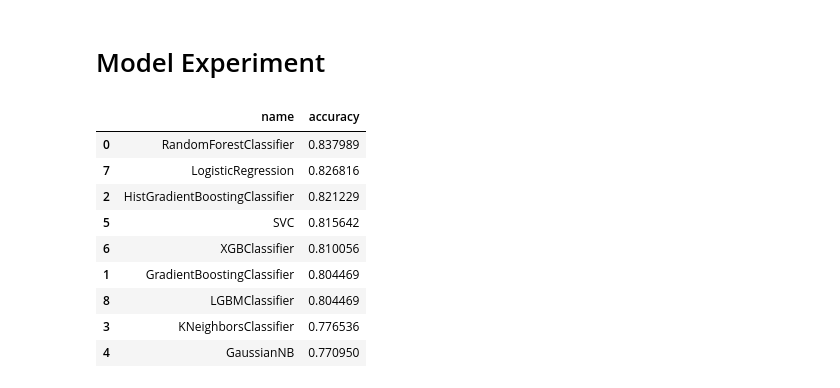
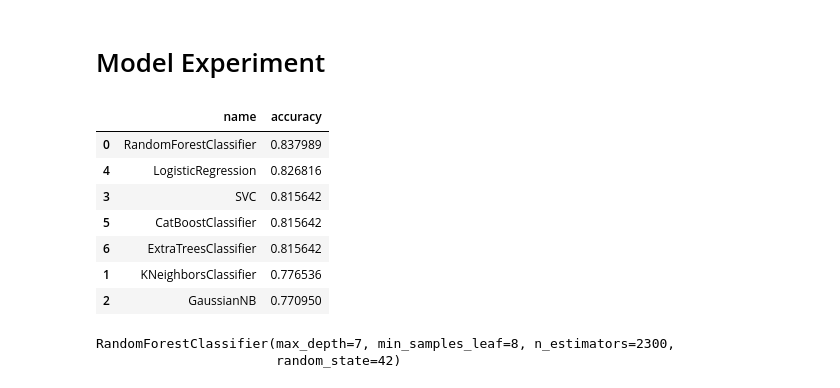
Before and after one commit to AlexDaPiggie/Titanic_Competition_82.5_Accuracy, a Jupyter notebook: Titanic_notebook.ipynb, the cells around one changed output. Drawn from its saved outputs; the diff is of its cells as text; code cells hidden in the pictures.

```diff
--- a/Titanic_notebook.ipynb
+++ b/Titanic_notebook.ipynb
@@ -913,41 +914,39 @@ importances.plot.bar()
 # %% [markdown]
 # Model Experiment
 # %%
-models = [RandomForestClassifier(n_estimators=300, max_depth = 8, random_state = 42), GradientBoostingClassifier(), HistGradientBoostingClassifier(), KNeighborsClassifier(n_neighbors=5), GaussianNB(), SVC(), XGBClassifier(), LogisticRegression(), LGBMClassifier(),]
+models = [RandomForestClassifier(n_estimators=300, max_depth = 8, random_state = 42),  KNeighborsClassifier(n_neighbors=5), GaussianNB(), SVC(), LogisticRegression(), CatBoostClassifier(verbose = False), ExtraTreesClassifier(n_estimators=500, max_depth = 8, min_samples_leaf = 3, min_samples_split = 4, random_state = 42)]
 
 name, acc = [], []
 trainx, testx, trainy, testy = train_test_split(
     StandardScaler().fit_transform(data.drop(columns=['Survived', 'PassengerId'])),
     data['Survived'],
     test_size = 0.2,
     stratify = data['Survived'],
     random_state = 42,
 )
 
 for model in models:
     model.fit (trainx, trainy)
     name.append (type(model).__name__)
     y_pred = model.predict (testx)
     acc.append(accuracy_score(testy, y_pred))
 
 
 perf = pd.DataFrame({
     'name': name,
     'accuracy': acc,
 })
 
 perf.sort_values('accuracy', ascending=False)
 # %% [output]
 |  | name | accuracy |
 | 0 | RandomForestClassifier | 0.837989 |
-| 7 | LogisticRegression | 0.826816 |
-| 2 | HistGradientBoostingClassifier | 0.821229 |
-| 5 | SVC | 0.815642 |
-| 6 | XGBClassifier | 0.810056 |
-| 1 | GradientBoostingClassifier | 0.804469 |
-| 8 | LGBMClassifier | 0.804469 |
-| 3 | KNeighborsClassifier | 0.776536 |
-| 4 | GaussianNB | 0.770950 |
+| 4 | LogisticRegression | 0.826816 |
+| 3 | SVC | 0.815642 |
+| 5 | CatBoostClassifier | 0.815642 |
+| 6 | ExtraTreesClassifier | 0.815642 |
+| 1 | KNeighborsClassifier | 0.776536 |
+| 2 | GaussianNB | 0.770950 |
 # %%
 def fine_tune(objective, model_class, trials = 100):
     name = type(model_class()).__name__ + '.pkl'
@@ -1039,6 +1038,9 @@ def forest_objective (trial):
 
 forest_model = fine_tune(forest_objective, RandomForestClassifier)
 forest_model
+# %% [output]
+RandomForestClassifier(max_depth=7, min_samples_leaf=8, n_estimators=2300,
+                       random_state=42)
 # %%
 y_pred = forest_model.predict (x_test).astype(int)
 result = pd.DataFrame({
```
Also changed, not shown: parts of 109 cells of this notebook, 31 other files.
